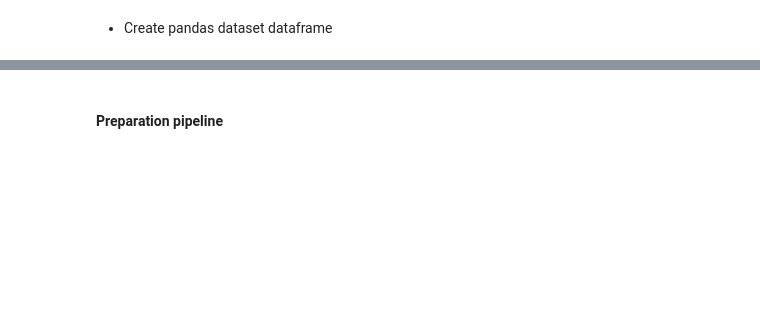
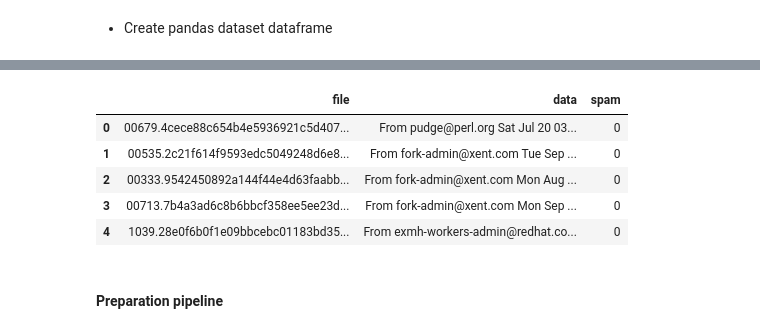
Before and after one commit to MiquelMarinoEspinosa/handson-ml3, a Jupyter notebook: 03_exercises.ipynb, the cells around one changed output, grey strips where cells are left out. Cells and saved outputs as stored; diff of their text form; code cells hidden in the pictures; blank space fills up the shorter version.

Commit message:
data frame creation index fix version

```diff
--- a/03_exercises.ipynb
+++ b/03_exercises.ipynb
@@ -2794,2 +2839,11 @@ data_frame
+# %%
+train_df.head()
+# %% [output]
+|  | file | data | spam |
+| 0 | 00679.4cece88c654b4e5936921c5d407... | From pudge@perl.org Sat Jul 20 03... | 0 |
+| 1 | 00535.2c21f614f9593edc5049248d6e8... | From fork-admin@xent.com Tue Sep ... | 0 |
+| 2 | 00333.9542450892a144f44e4d63faabb... | From fork-admin@xent.com Mon Aug ... | 0 |
+| 3 | 00713.7b4a3ad6c8b6bbcf358ee5ee23d... | From fork-admin@xent.com Mon Sep ... | 0 |
+| 4 | 1039.28e0f6b0f1e09bbcebc01183bd35... | From exmh-workers-admin@redhat.co... | 0 |
 # %% [markdown]
 #### Preparation pipeline
```
Also changed, not shown: parts of 2 cells of this notebook.
